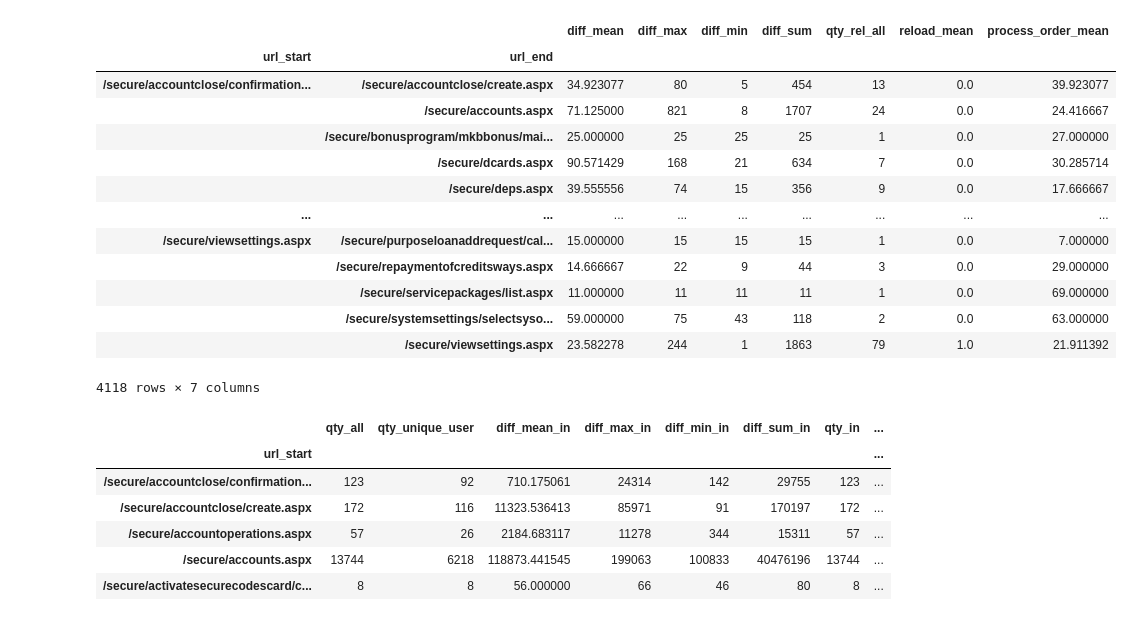
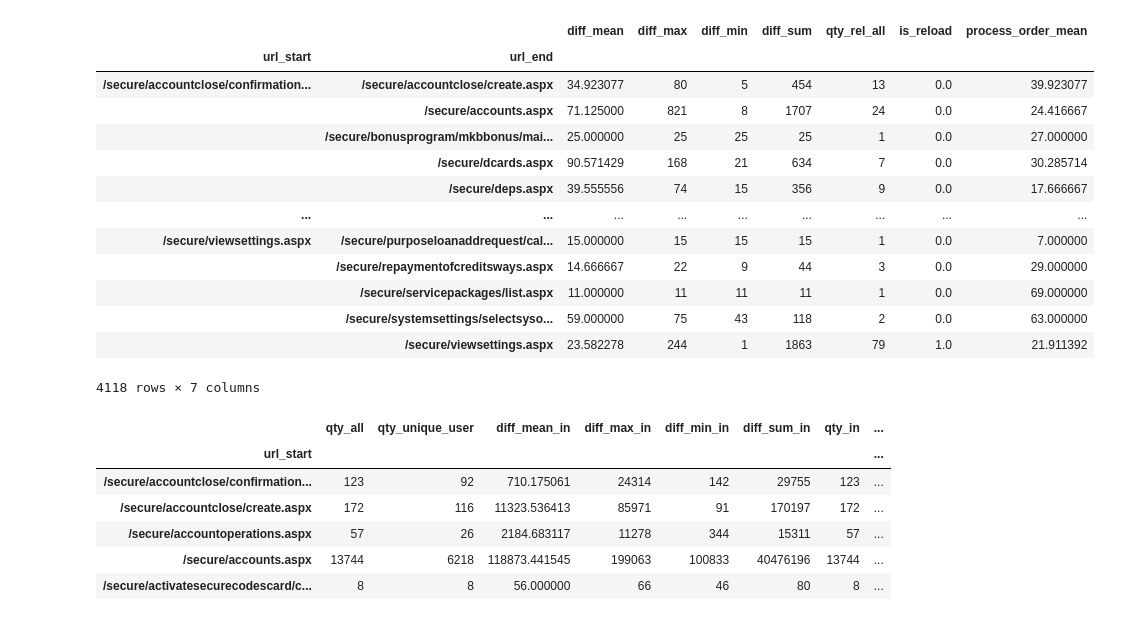
Before and after one commit to spakt26/finodays_mkb, a Jupyter notebook: notebooks/metrics.ipynb, the cells around one changed output. Saved outputs shown, nothing was run; the diff lists cells and outputs as text; code cells hidden in the pictures.

Commit message:
metrics V4

```diff
--- a/notebooks/metrics.ipynb
+++ b/notebooks/metrics.ipynb
@@ -42,10 +17,10 @@ df[['reload','process_flag_num']]
 # %%
 metrics_relation = df.groupby(['url_start','url_end']).agg({'diff':['mean','max','min','sum','count'],'reload':['mean'], 'process_flag_num':['mean']})
 metrics_relation.columns = [ '_'.join(col) for col in metrics_relation.columns]
-metrics_relation = metrics_relation.rename(columns={'diff_count':'qty_rel_all','process_flag_num_mean':'process_order_mean'})
+metrics_relation = metrics_relation.rename(columns={'diff_count':'qty_rel_all','process_flag_num_mean':'process_order_mean','reload_mean':'is_reload'})
 metrics_relation
 # %% [output]
-|  |  | diff_mean | diff_max | diff_min | diff_sum | qty_rel_all | reload_mean | process_order_mean |
+|  |  | diff_mean | diff_max | diff_min | diff_sum | qty_rel_all | is_reload | process_order_mean |
 | url_start | url_end |  |  |  |  |  |  |  |
 | /secure/accountclose/confirmation... | /secure/accountclose/create.aspx | 34.923077 | 80 | 5 | 454 | 13 | 0.0 | 39.923077 |
 |  | /secure/accounts.aspx | 71.125000 | 821 | 8 | 1707 | 24 | 0.0 | 24.416667 |
```
Also changed, not shown: parts of 5 cells of this notebook, 3 other files.
